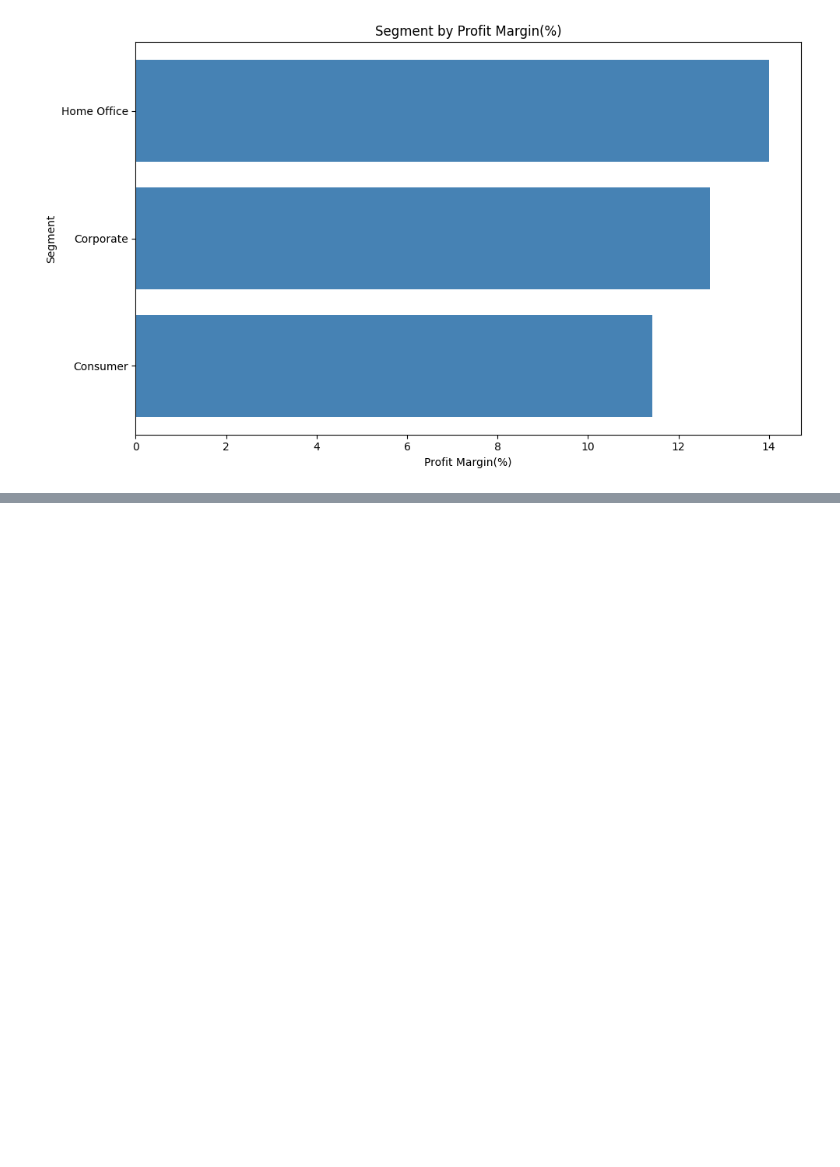
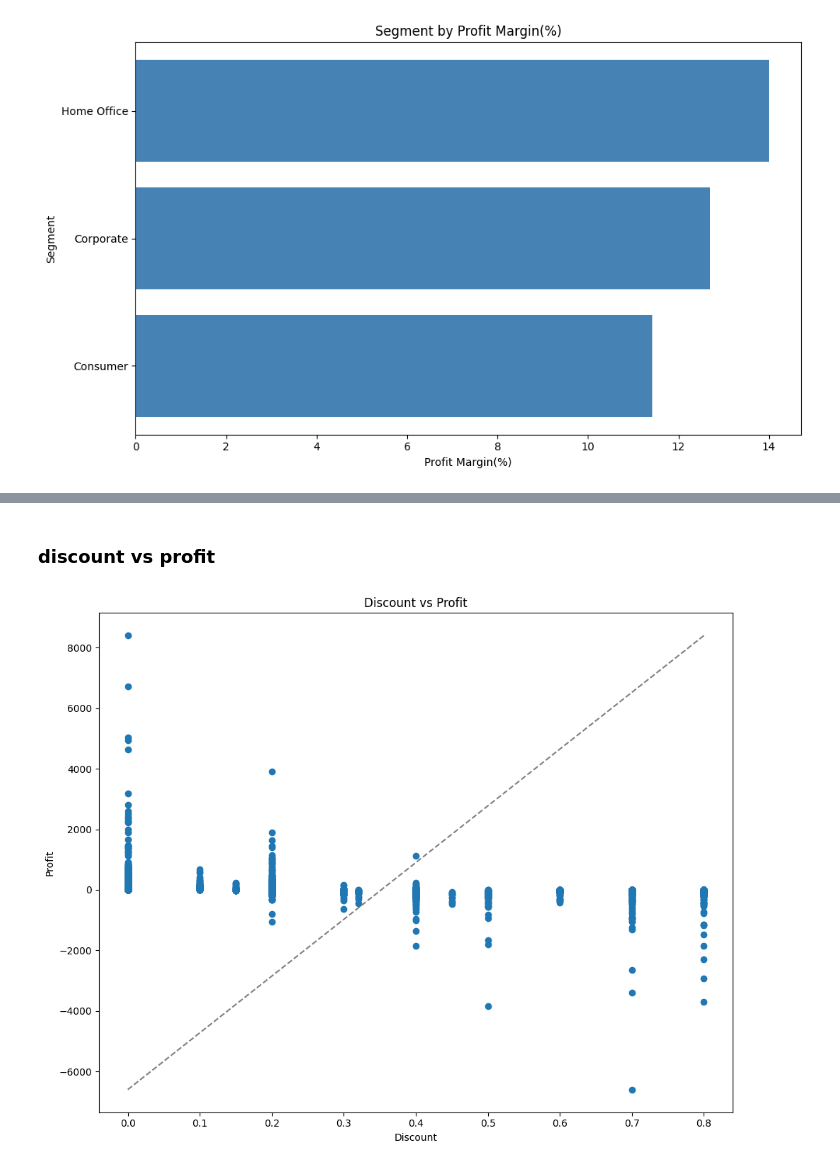
Before and after one commit to VaibhavNileshKumarDave/synent-task5-salesanalysis-vaibhav-dave, a Jupyter notebook: notebooks/salesanalysis.ipynb, the cells around one changed output, grey strips where cells are left out. Drawn from its saved outputs; the diff is of its cells as text; code cells hidden in the pictures; blank space fills up the shorter version.

```diff
--- a/notebooks/salesanalysis.ipynb
+++ b/notebooks/salesanalysis.ipynb
@@ -307,0 +353,23 @@ plt.show()
+# %% [markdown]
+### discount vs profit
+# %%
+fig, ax = plt.subplots(figsize=(10, 8))
+
+ax.scatter(df_master["Discount"], df_master["Profit"])
+
+plt.plot(
+    [df_master["Discount"].min(), df_master["Discount"].max()],
+    [df_master["Profit"].min(), df_master["Profit"].max()],
+    color="gray",
+    linestyle="--"
+)
+
+ax.set_xlabel("Discount")
+ax.set_ylabel("Profit")
+ax.set_title("Discount vs Profit")
+
+plt.tight_layout()
+plt.savefig("discount_vs_profit.png")
+plt.show()
+# %% [output]
+[figure, added]
```
Also changed, not shown: parts of 3 cells of this notebook, 3 other files.
